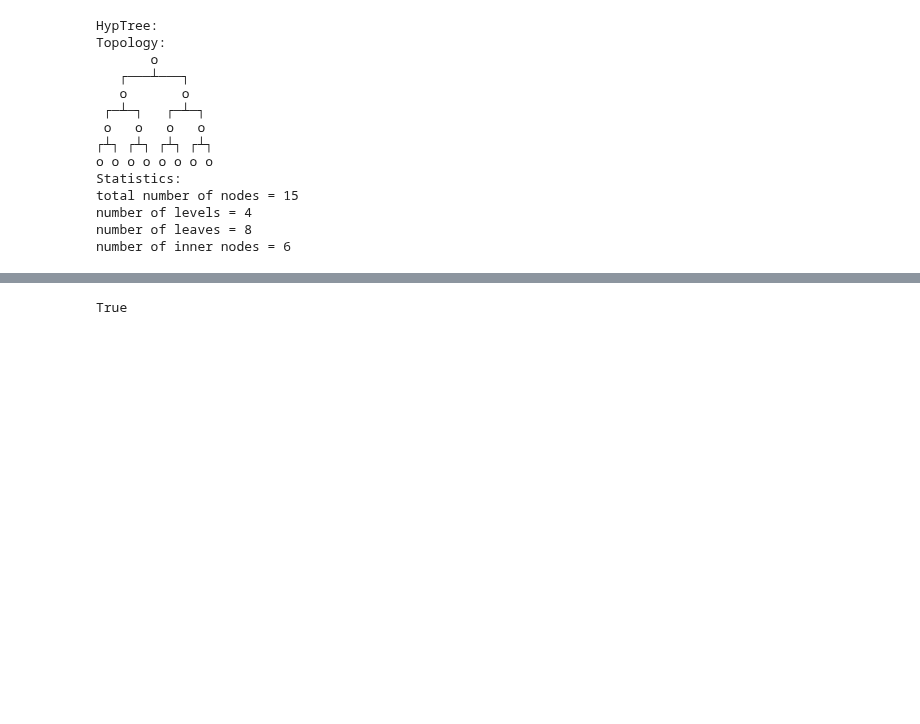
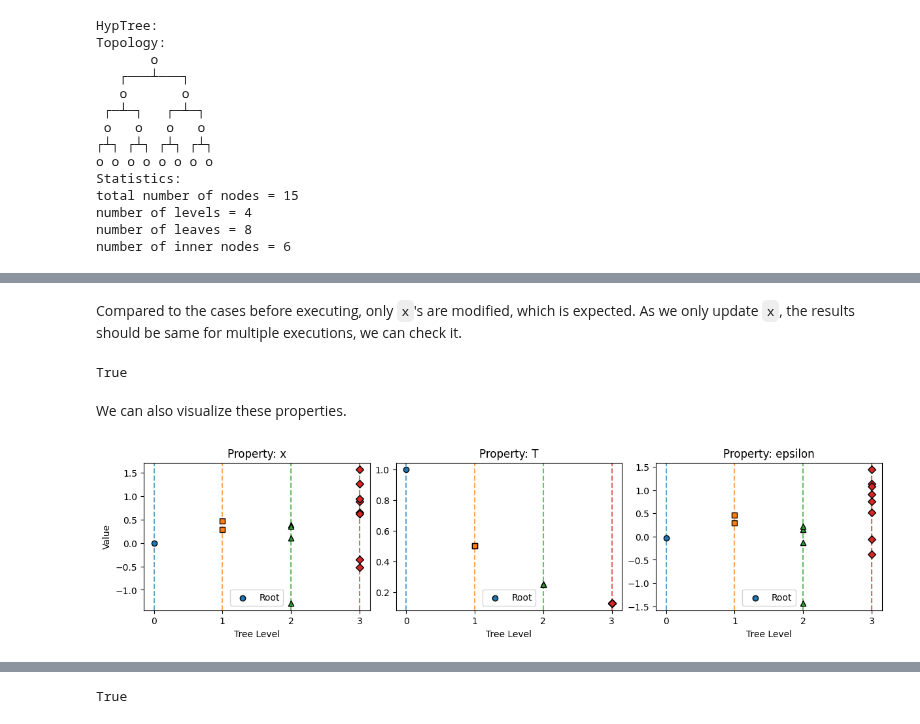
Before and after one commit to ComputationalEvolutionaryMorphometry/hyperiax, a Jupyter notebook: examples/execution.ipynb, the cells around one changed output, grey strips where cells are left out. Drawn from its saved outputs; the diff is of its cells as text; code cells hidden in the pictures; blank space fills up the shorter version.

Commit message:
update execution.ipynb and docstrings

```diff
--- a/examples/execution.ipynb
+++ b/examples/execution.ipynb
@@ -150,3 +175,39 @@ plt.show()
+# %% [markdown]
+Compared to the cases before executing, only `x`'s are modified, which is expected. As we only update `x`, the results should be same for multiple executions, we can check it.
+# %%
+prev_x = tree.data["x"].copy()
+down_exe.down(tree)
+print(jnp.all(tree.data["x"] == prev_x))
+# %% [output]
+True
+# %% [markdown]
+We can also visualize these properties.
+# %%
+def visualize_tree_properties(tree, property_names=(), sharey=False):
+    if len(property_names) == 0:
+        property_names = list(tree.data.keys())
+
+    num_props = len(property_names)
+    num_rows = int(jnp.sqrt(num_props))
+    num_cols = (num_props + num_rows - 1) // num_rows
+    fig, axes = plt.subplots(num_rows, num_cols, figsize=(4*num_cols, 3*num_rows), layout='constrained', sharex=True, sharey=sharey)
+    axes = axes.flatten()
+    markers = ['o', 's', '^', 'D', 'x', 'v', 'P', '*', 'H', '+']
+    for i, (l_start, l_end) in enumerate(tree.levels):
+        level = i
+        for j, prop in enumerate(property_names):
+            axes[j].scatter(jnp.full((l_end - l_start,), level), tree.data[prop][l_start:l_end], label='Root' if i == 0 else "", marker=markers[level % len(markers)], edgecolor='k', zorder=1)
+            axes[j].axvline(level, color=f'C{i}', linestyle='--', alpha=0.7, zorder=0)
+            axes[j].set_title(f'Property: {prop}')
+            axes[j].set_xlabel('Tree Level')
+            axes[j].set_ylabel('Value') if j == 0 else None
+            axes[j].set_xticks(jnp.arange(len(tree.levels)))
+            axes[j].legend()
+    plt.show()
+# %%
+visualize_tree_properties(tree)
+# %% [output]
+[figure, added]
 # %%
 tree.add_property("x_hat", shape=())
 tree.add_property("x_avg", shape=())
```
Also changed, not shown: parts of 25 cells of this notebook, 2 other files.
